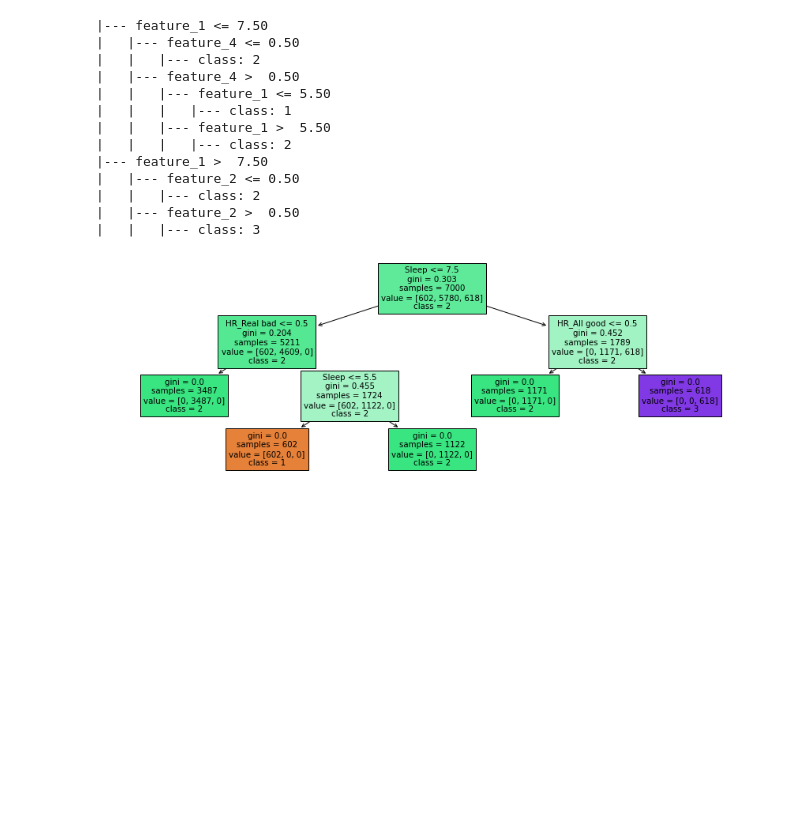
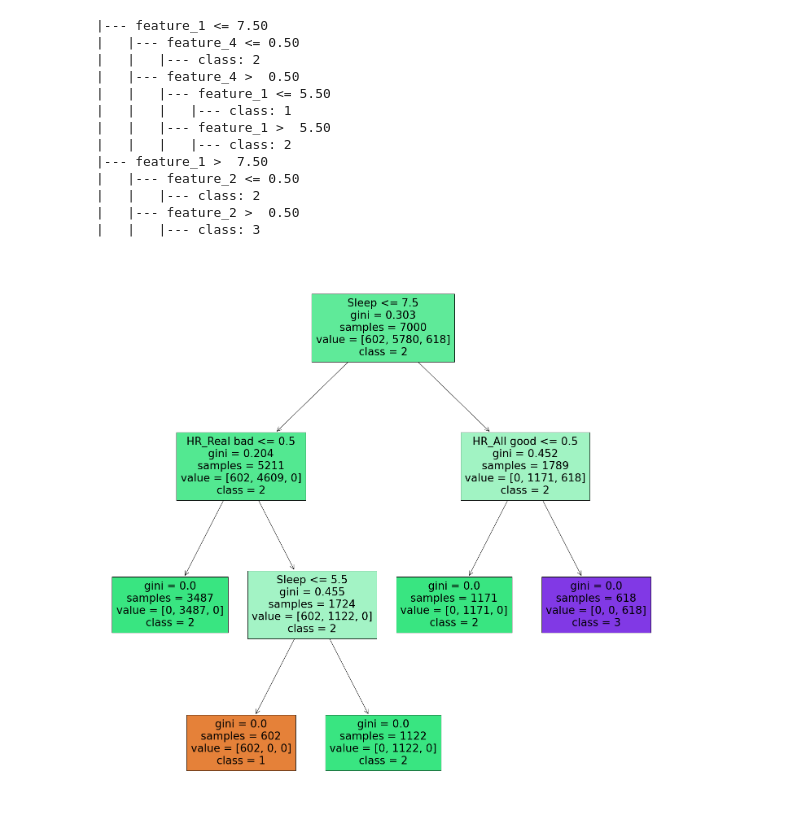
Before and after one commit to jypenga/dsp, a Jupyter notebook: notebooks/Decision tree test.ipynb, the cells around one changed output. Cells and saved outputs as stored; diff of their text form; code cells hidden in the pictures; blank space fills up the shorter version.

```diff
--- a/notebooks/Decision tree test.ipynb
+++ b/notebooks/Decision tree test.ipynb
@@ -125,12 +125,12 @@ print(text_representation)
 |   |   |--- class: 2
 |   |--- feature_2 >  0.50
 |   |   |--- class: 3
-# %%
-fig = plt.figure(figsize = (15, 5))
-
-features = ['Steps', 'Sleep', 'HR_All good', 'HR_Normal', 'HR_Real bad']
-target = y.unique().astype(str)
-
-_ = tree.plot_tree(model, feature_names = features, class_names = target, filled = True)
-# %% [output]
-[figure, removed]
+# %%
+fig = plt.figure(figsize = (25, 25))
+
+features = ['Steps', 'Sleep', 'HR_All good', 'HR_Normal', 'HR_Real bad']
+target = y.unique().astype(str)
+
+_ = tree.plot_tree(model, feature_names = features, class_names = target, filled = True)
+# %% [output]
+[figure, added]
```
Also changed, not shown: 1 other file.
